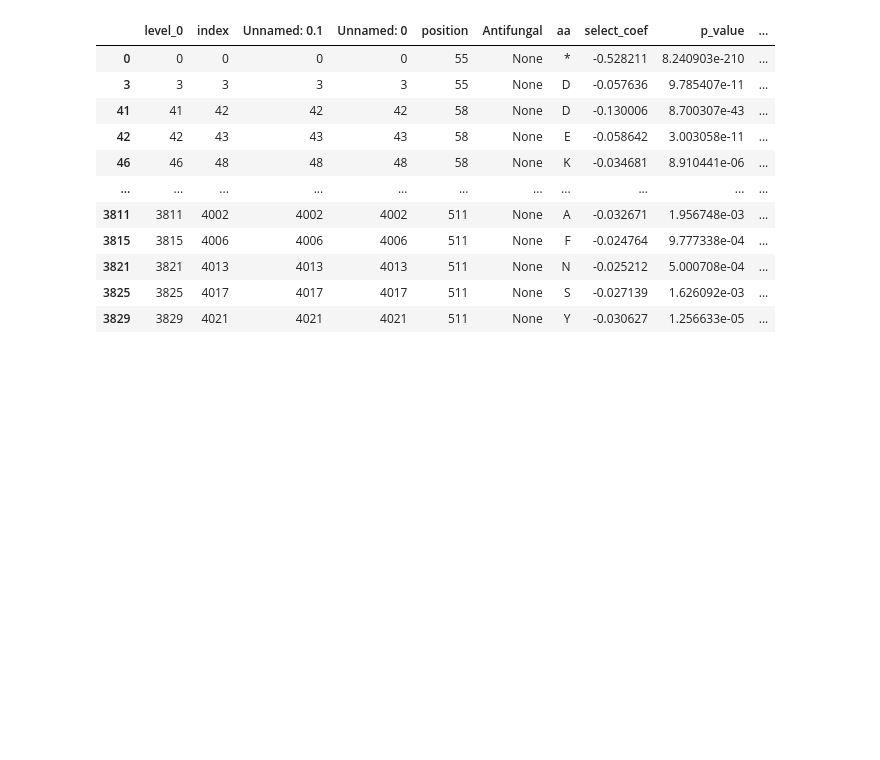
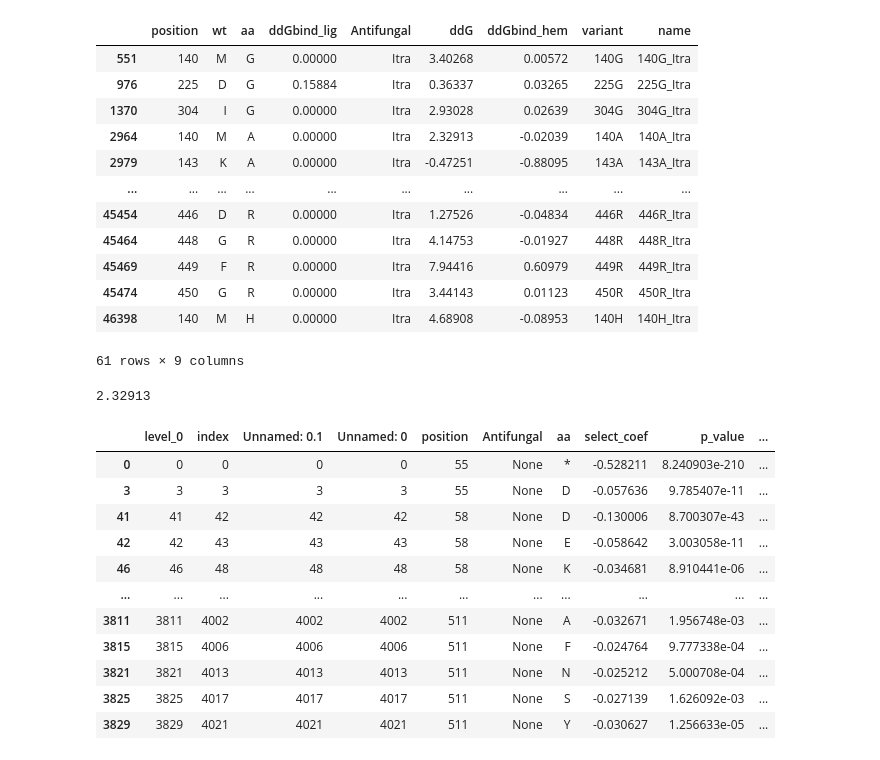
Before and after one commit to Landrylab/Bedard_et_al_2024, a Jupyter notebook: FoldX and GEMME/foldx_vs_DMS_CB_2023-10-28.ipynb, the cells around one changed output. Saved outputs shown, nothing was run; the diff lists cells and outputs as text; code cells hidden in the pictures; blank space fills up the shorter version.

```diff
--- a/FoldX and GEMME/foldx_vs_DMS_CB_2023-10-28.ipynb
+++ b/FoldX and GEMME/foldx_vs_DMS_CB_2023-10-28.ipynb
@@ -53,6 +53,35 @@ df_dms = df_dms[df_dms["aa"]!=df_dms["aa_WT"]].reset_index()
 df_foldx['variant'] = df_foldx['position'].astype(str) + df_foldx['aa']
 df_foldx['name'] = df_foldx['position'].astype(str) + df_foldx['aa'] + "_"+ df_foldx['Antifungal']
 df_dms['name'] = df_dms['variant'] + "_"+ df_dms['Antifungal']
+# %%
+#list taken from the Catalog_Erg11_mutations_impact_CB_2023-12-06 notebook
+del_control_only_list = ['105K', '106I', '134V', '140A', '140D', '140F', '140G', '140H', '140K', '140N', '140Q', '140R',
+                         '140S', '140Y', '143A', '143E', '143Q', '143S', '143T', '143V', '201P', '225A', '225G', '225Q',
+                         '225S', '230I', '276N', '276P', '298N', '298Q', '302S', '304G', '306F', '306Y', '314I', '374V',
+                         '376F', '405P', '405V', '405Y', '446P', '446R', '446Y', '447A', '447K', '447Q', '448K', '448R',
+                         '449R', '450R', '450S', '450Y', '452K', '461T', '471N', '509I', '509L', '511A', '511F', '511N', '511S']
+
+# Use the isin() function to filter rows
+del_control_only_df = df_foldx[df_foldx['variant'].isin(del_control_only_list)]
+del_control_only_df
+# %% [output]
+|  | position | wt | aa | ddGbind_lig | Antifungal | ddG | ddGbind_hem | variant | name |
+| 551 | 140 | M | G | 0.00000 | Itra | 3.40268 | 0.00572 | 140G | 140G_Itra |
+| 976 | 225 | D | G | 0.15884 | Itra | 0.36337 | 0.03265 | 225G | 225G_Itra |
+| 1370 | 304 | I | G | 0.00000 | Itra | 2.93028 | 0.02639 | 304G | 304G_Itra |
+| 2964 | 140 | M | A | 0.00000 | Itra | 2.32913 | -0.02039 | 140A | 140A_Itra |
+| 2979 | 143 | K | A | 0.00000 | Itra | -0.47251 | -0.88095 | 143A | 143A_Itra |
+| ... | ... | ... | ... | ... | ... | ... | ... | ... | ... |
+| 45454 | 446 | D | R | 0.00000 | Itra | 1.27526 | -0.04834 | 446R | 446R_Itra |
+| 45464 | 448 | G | R | 0.00000 | Itra | 4.14753 | -0.01927 | 448R | 448R_Itra |
+| 45469 | 449 | F | R | 0.00000 | Itra | 7.94416 | 0.60979 | 449R | 449R_Itra |
+| 45474 | 450 | G | R | 0.00000 | Itra | 3.44143 | 0.01123 | 450R | 450R_Itra |
+| 46398 | 140 | M | H | 0.00000 | Itra | 4.68908 | -0.08953 | 140H | 140H_Itra |
+61 rows × 9 columns
+# %%
+del_control_only_df["ddG"].median()
+# %% [output]
+2.32913
 # %%
 #group by antifungals
 
```
Also changed, not shown: parts of 9 cells of this notebook, 1 other file.
